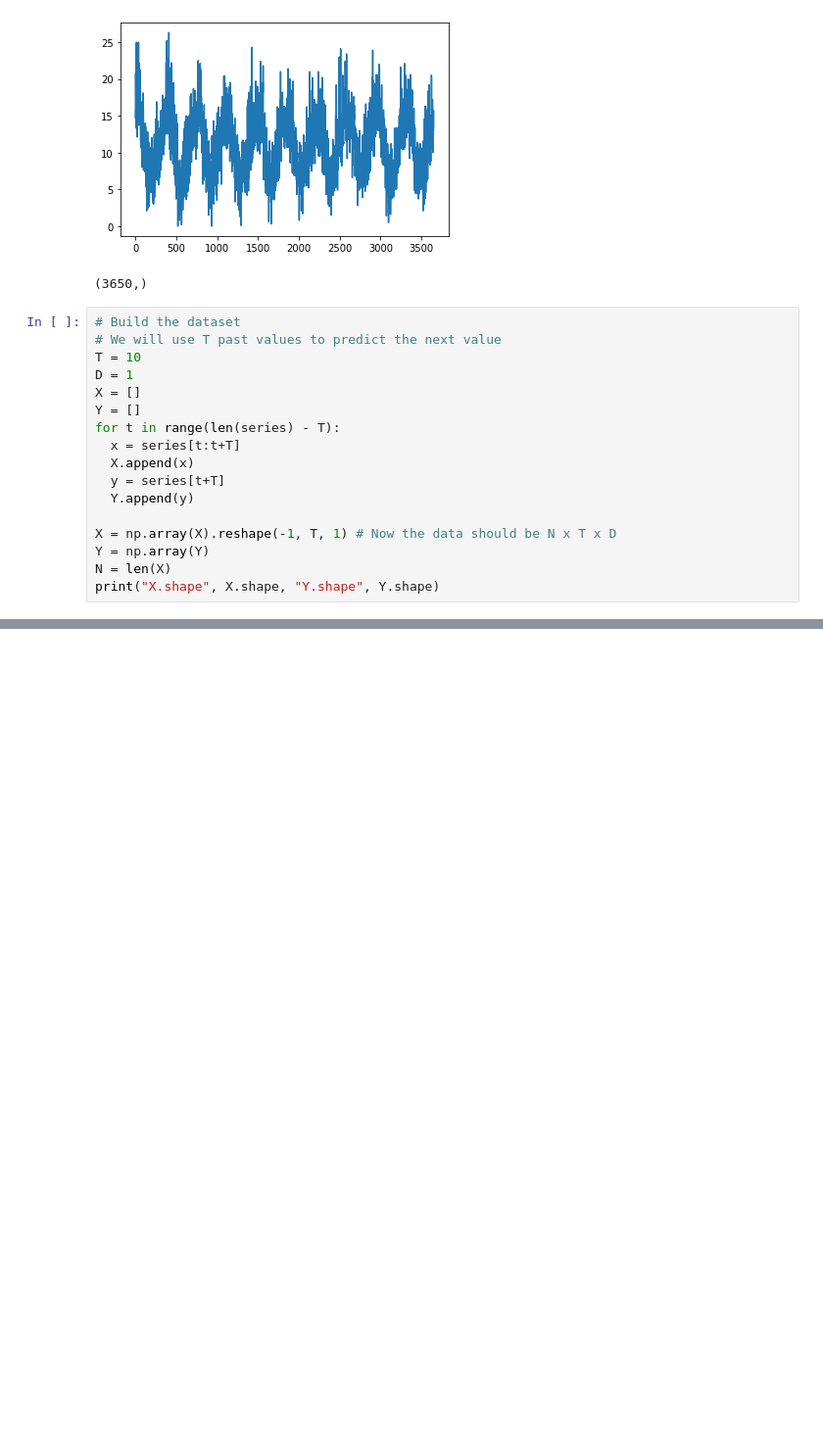
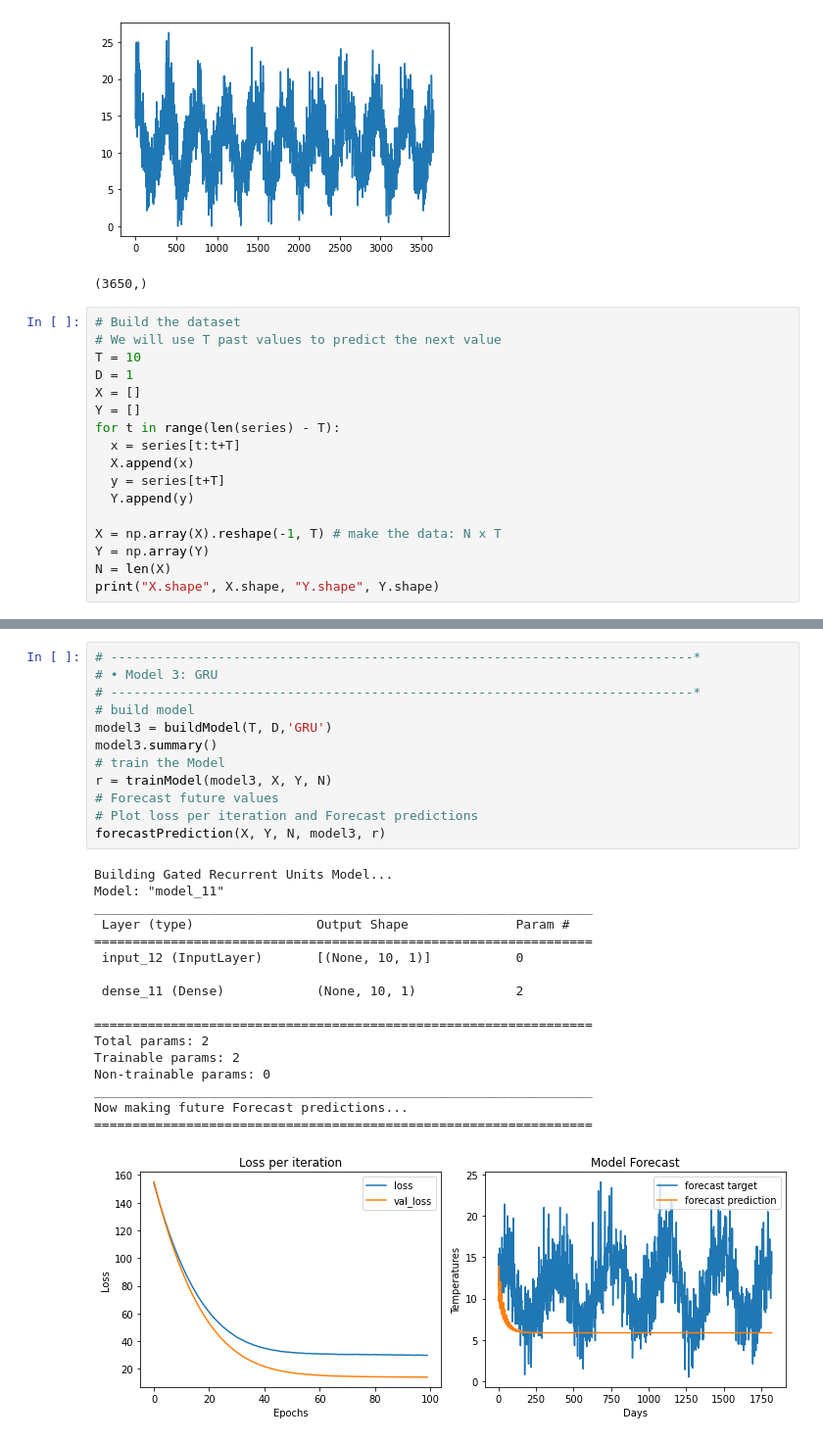
Before and after one commit to YannMjl/AI-764, a Jupyter notebook: Assign6.ipynb, the cells around one changed output, grey strips where cells are left out. Shown at 98% size. Saved outputs shown, nothing was run; the diff lists cells and outputs as text; blank space fills up the shorter version.

```diff
--- a/Assign6.ipynb
+++ b/Assign6.ipynb
@@ -106,7 +109,7 @@ for t in range(len(series) - T):
   y = series[t+T]
   Y.append(y)
 
-X = np.array(X).reshape(-1, T, 1) # Now the data should be N x T x D
+X = np.array(X).reshape(-1, T) # make the data: N x T
 Y = np.array(Y)
 N = len(X)
 print("X.shape", X.shape, "Y.shape", Y.shape)
@@ -173,0 +300,30 @@ plt.legend()
+# %%
+# ----------------------------------------------------------------------------*
+# • Model 3: GRU
+# ----------------------------------------------------------------------------*
+# build model
+model3 = buildModel(T, D,'GRU')
+model3.summary()
+# train the Model
+r = trainModel(model3, X, Y, N)
+# Forecast future values
+# Plot loss per iteration and Forecast predictions
+forecastPrediction(X, Y, N, model3, r)
+# %% [output]
+Building Gated Recurrent Units Model...
+Model: "model_11"
+_________________________________________________________________
+ Layer (type)                Output Shape              Param #
+=================================================================
+ input_12 (InputLayer)       [(None, 10, 1)]           0
+
+ dense_11 (Dense)            (None, 10, 1)             2
+
+=================================================================
+Total params: 2
+Trainable params: 2
+Non-trainable params: 0
+_________________________________________________________________
+Now making future Forecast predictions...
+=================================================================
+[figure, added]
```
Also changed, not shown: parts of 12 cells of this notebook.
